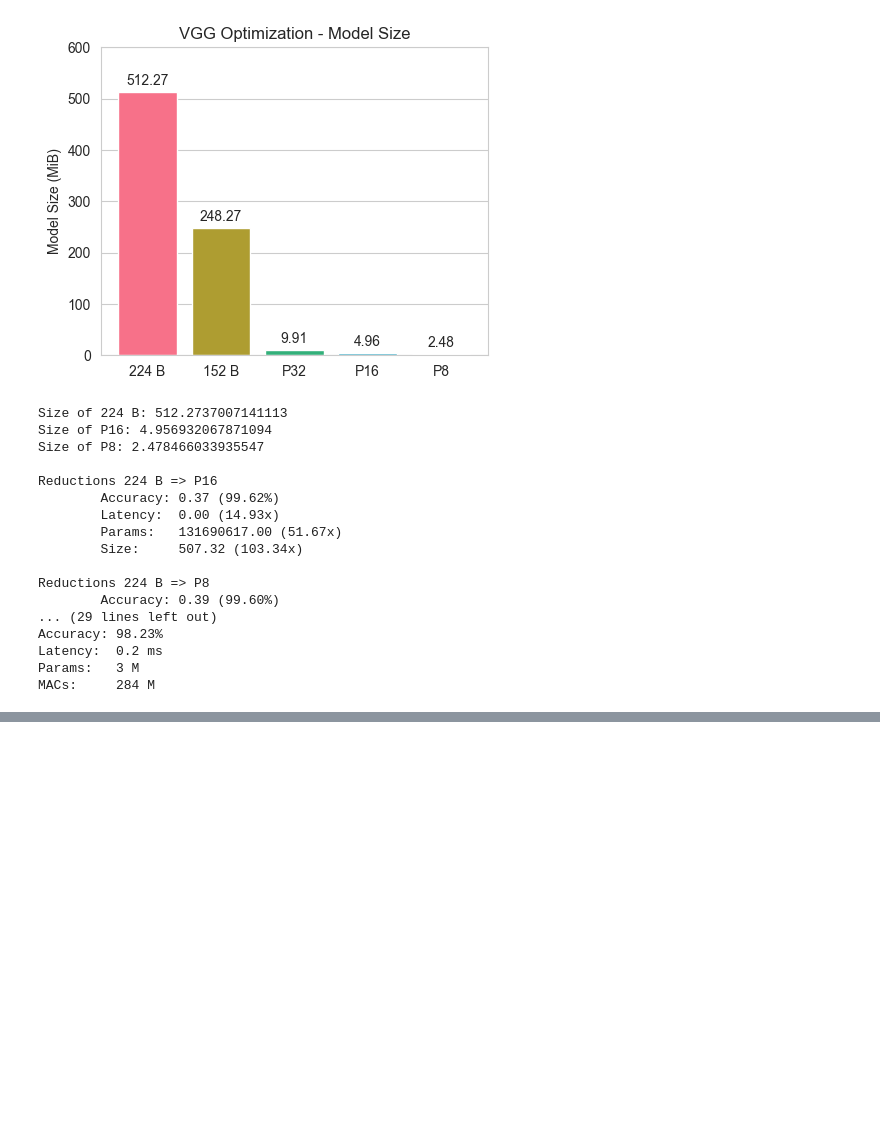
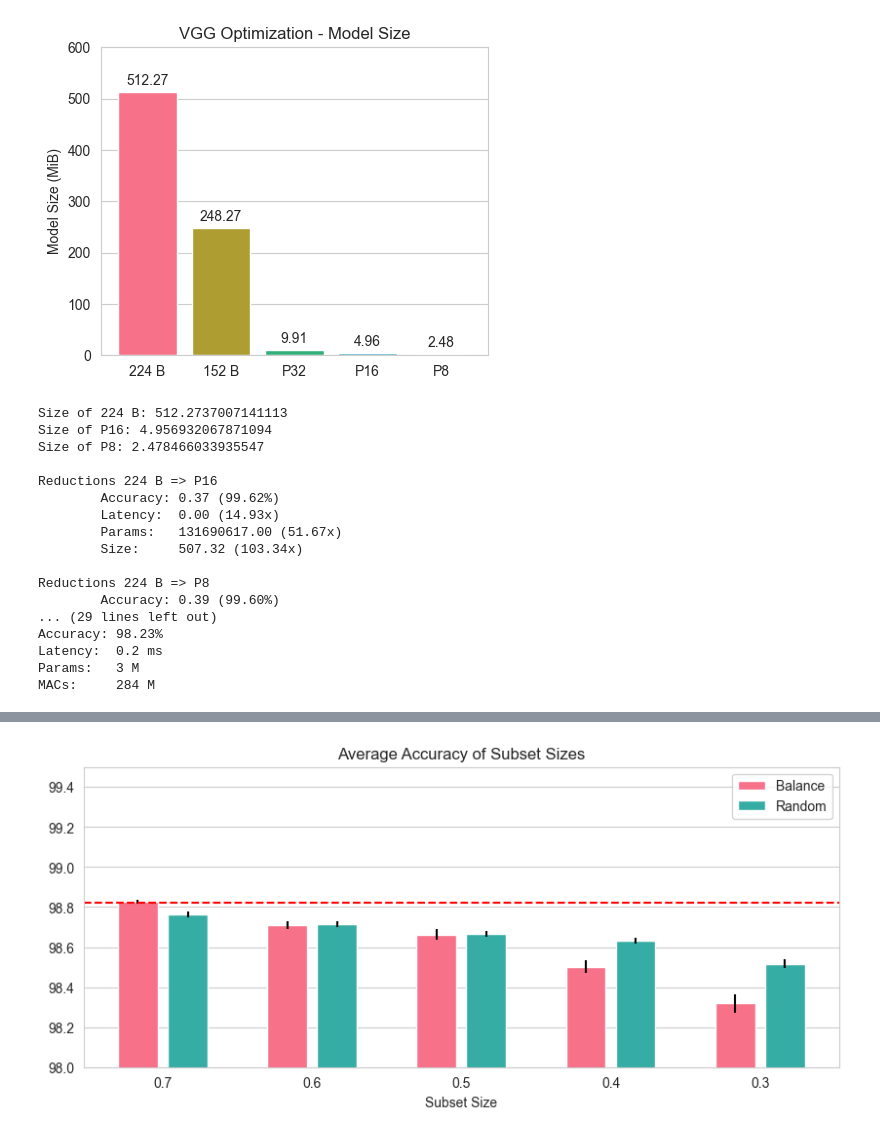
Before and after one commit to Tavonput/ECG-Optimization, a Jupyter notebook: Notebooks/benchmark.ipynb, the cells around one changed output, grey strips where cells are left out. Cells and saved outputs as stored; diff of their text form; code cells hidden in the pictures; blank space fills up the shorter version.

Commit message:
Window Shrinking

```diff
--- a/Notebooks/benchmark.ipynb
+++ b/Notebooks/benchmark.ipynb
@@ -659,20 +661,16 @@ Latency reduction: 5.059836883463307
 # %% [markdown]
 ### VGG Resolution Changes for ONNX Export
 # %%
-def compute_top_mean_std(values):
-    top  = max(values)
-    mean = round(np.mean(values[20:]), 2)
-    std  = round(np.std(values[20:]), 2)
-    print(f"Top:  {top}\nMean: {mean}\nStd:  {std}")
-
 running_accuracy_224 = np.loadtxt("../Running-Data/vgg_acc_224.txt")
 running_accuracy_152 = np.loadtxt("../Running-Data/vgg_acc_152.txt")
 
 print("Resolution 224")
-compute_top_mean_std(running_accuracy_224)
+top, mean, std = compute_top_mean_std(running_accuracy_224)
+print(top, mean, std)
 
 print("Resolution 152")
-compute_top_mean_std(running_accuracy_152)
+top, mean, std = compute_top_mean_std(running_accuracy_152)
+print(top, mean, std)
 # %% [output]
 Resolution 224
 Top:  98.63
@@ -802,0 +805,71 @@ MACs:     284 M
+# %%
+def add_base_bar(ax: plt.Axes, config: PlotConfig):
+    base_stats = TrainingStats(from_save="../Pretrained/ECG-Raw/Base/resnet18_ep50_i128/stats.txt")
+    top, mean, std = compute_top_mean_std(base_stats.running_accuracy, discard=20)
+
+    ax.axhline(mean, color="red", linestyle="--")
+
+
+def compare_training_stats(stat_1: TrainingStats, stat_2: TrainingStats, discard: int) -> dict[str, tuple[float, float]]:
+    top_1, mean_1, std_1 = compute_top_mean_std(stat_1.running_accuracy, discard=discard)
+    top_2, mean_2, std_2 = compute_top_mean_std(stat_2.running_accuracy, discard=discard)
+    print(mean_1)
+
+    comparison = dict()
+    comparison["top"]  = (top_1 - top_2, top_1 / top_2)
+    comparison["mean"] = (mean_1 - mean_2, mean_1 / mean_2)
+    comparison["std"]  = (std_1 - std_2, std_1 / std_2)
+
+    return comparison
+
+
+def display_all_stats(stat: TrainingStats, name: str) -> None:
+    base_stats = TrainingStats(from_save="../Pretrained/ECG-Raw/Base/resnet18_ep50_i128/stats.txt")
+    top_base, mean_base, std_base = compute_top_mean_std(base_stats.running_accuracy, discard=20)
+
+    top, mean, std = compute_top_mean_std(stat.running_accuracy, discard=20)
+
+    mean_diff      = mean - mean_base
+    mean_diff_norm = mean / mean_base
+
+    print(f"{name} ===")
+    print(f"Top: {round(top, 2)}, Mean: {round(mean, 2)}, STD: {round(std, 4)}, Abs Diff: {round(mean_diff, 4)}, Rel Diff: {round(mean_diff_norm, 4)}")
+
+
+ratios = ["0.7", "0.6", "0.5", "0.4", "0.3"]
+groups = GroupedValues()
+
+for ratio in ratios:
+    balance_train_stats = TrainingStats(from_save=f"../Pretrained/ECG-Raw/Dataset-Shrinking/resnet18_ep50_i128_r{ratio}_balance/stats.txt")
+    top, mean, std = compute_top_mean_std(balance_train_stats.running_accuracy, discard=20)
+    groups.add_to_group(ratio, mean, std)
+    display_all_stats(balance_train_stats, f"Balance {ratio}")
+    print()
+
+    random_train_stats  = TrainingStats(from_save=f"../Pretrained/ECG-Raw/Dataset-Shrinking/resnet18_ep50_i128_r{ratio}_random/stats.txt")
+    top, mean, std = compute_top_mean_std(random_train_stats.running_accuracy, discard=20)
+    groups.add_to_group(ratio, mean, std)
+    display_all_stats(random_train_stats, f"Random {ratio}")
+    print()
+
+config = PlotConfig(
+    title   = "Average Accuracy of Subset Sizes",
+    x_label = "Subset Size",
+    y_range = (98, 99.5),
+    legend  = ["Balance", "Random"]
+)
+grouped_bar_plot(groups, config, callback=add_base_bar)
+
+# Reduction stats
+stats_base = TrainingStats(from_save="../Pretrained/ECG-Raw/Base/resnet18_ep50_i128/stats.txt")
+stats_07   = TrainingStats(from_save="../Pretrained/ECG-Raw/Dataset-Shrinking/resnet18_ep50_i128_r0.7_balance/stats.txt")
+stats_03   = TrainingStats(from_save="../Pretrained/ECG-Raw/Dataset-Shrinking/resnet18_ep50_i128_r0.3_balance/stats.txt")
+
+base_vs_07 = compare_training_stats(stats_base, stats_07, 20)
+base_vs_03 = compare_training_stats(stats_base, stats_03, 20)
+
+print(base_vs_07)
+print(base_vs_03)
+
+display_all_stats(stats_base, "Base")
+# %% [output]
@@ -802,0 +893 @@ MACs:     284 M
+[figure, added]
```
Also changed, not shown: parts of 20 cells of this notebook, 13 other files.
